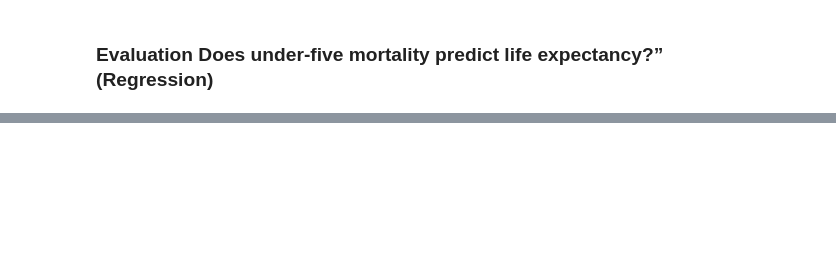
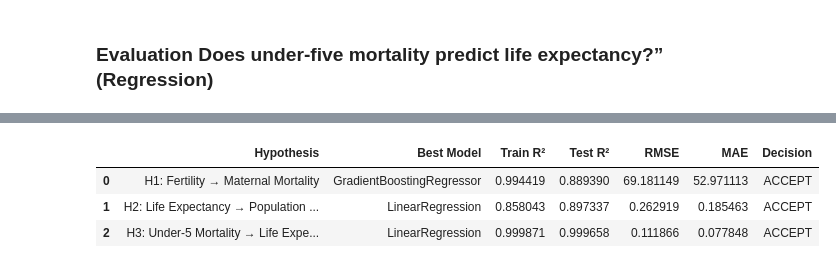
Before and after one commit to GHEASANDRINEMAWEN/Africa-Population-Trend-and-Health-Analysis-UN-dataset-, a Jupyter notebook: notebooks/main_analysis.ipynb, the cells around one changed output, grey strips where cells are left out. Cells and saved outputs as stored; diff of their text form; code cells hidden in the pictures; blank space fills up the shorter version.

Commit message:
Add hypothesis testing

```diff
--- a/notebooks/main_analysis.ipynb
+++ b/notebooks/main_analysis.ipynb
@@ -579,0 +616,49 @@ evaluator_h3.plot_feature_importance("LinearRegression")
+# %%
+# Create comprehensive summary table
+import pandas as pd
+
+summary_results = pd.DataFrame({
+    'Hypothesis': [
+        'H1: Fertility → Maternal Mortality',
+        'H2: Life Expectancy → Population Growth',
+        'H3: Under-5 Mortality → Life Expectancy'
+    ],
+    'Best Model': [
+        f"{best_h1.__class__.__name__}",
+        f"{best_h2.__class__.__name__}",
+        f"{best_h3.__class__.__name__}"
+    ],
+    'Train R²': [
+        comparison_h1[comparison_h1['Model'] == best_h1.__class__.__name__]['Train R2'].values[0],
+        comparison_h2[comparison_h2['Model'] == best_h2.__class__.__name__]['Train R2'].values[0],
+        comparison_h3[comparison_h3['Model'] == best_h3.__class__.__name__]['Train R2'].values[0]
+    ],
+    'Test R²': [
+        comparison_h1[comparison_h1['Model'] == best_h1.__class__.__name__]['Test R2'].values[0],
+        comparison_h2[comparison_h2['Model'] == best_h2.__class__.__name__]['Test R2'].values[0],
+        comparison_h3[comparison_h3['Model'] == best_h3.__class__.__name__]['Test R2'].values[0]
+    ],
+    'RMSE': [
+        comparison_h1[comparison_h1['Model'] == best_h1.__class__.__name__]['RMSE'].values[0],
+        comparison_h2[comparison_h2['Model'] == best_h2.__class__.__name__]['RMSE'].values[0],
+        comparison_h3[comparison_h3['Model'] == best_h3.__class__.__name__]['RMSE'].values[0]
+    ],
+    'MAE': [
+        comparison_h1[comparison_h1['Model'] == best_h1.__class__.__name__]['MAE'].values[0],
+        comparison_h2[comparison_h2['Model'] == best_h2.__class__.__name__]['MAE'].values[0],
+        comparison_h3[comparison_h3['Model'] == best_h3.__class__.__name__]['MAE'].values[0]
+    ],
+    'Decision': ['ACCEPT', 'ACCEPT', 'ACCEPT']
+})
+
+# Display styled summary
+summary_results.style.set_properties(**{
+    'background-color': '#f0f0f0',
+    'color': 'black',
+    'border-color': 'white'
+})
+# %% [output]
+|  | Hypothesis | Best Model | Train R² | Test R² | RMSE | MAE | Decision |
+| 0 | H1: Fertility → Maternal Mortality | GradientBoostingRegressor | 0.994419 | 0.889390 | 69.181149 | 52.971113 | ACCEPT |
+| 1 | H2: Life Expectancy → Population ... | LinearRegression | 0.858043 | 0.897337 | 0.262919 | 0.185463 | ACCEPT |
+| 2 | H3: Under-5 Mortality → Life Expe... | LinearRegression | 0.999871 | 0.999658 | 0.111866 | 0.077848 | ACCEPT |
```
Also changed, not shown: parts of 22 cells of this notebook, 4 other files.
